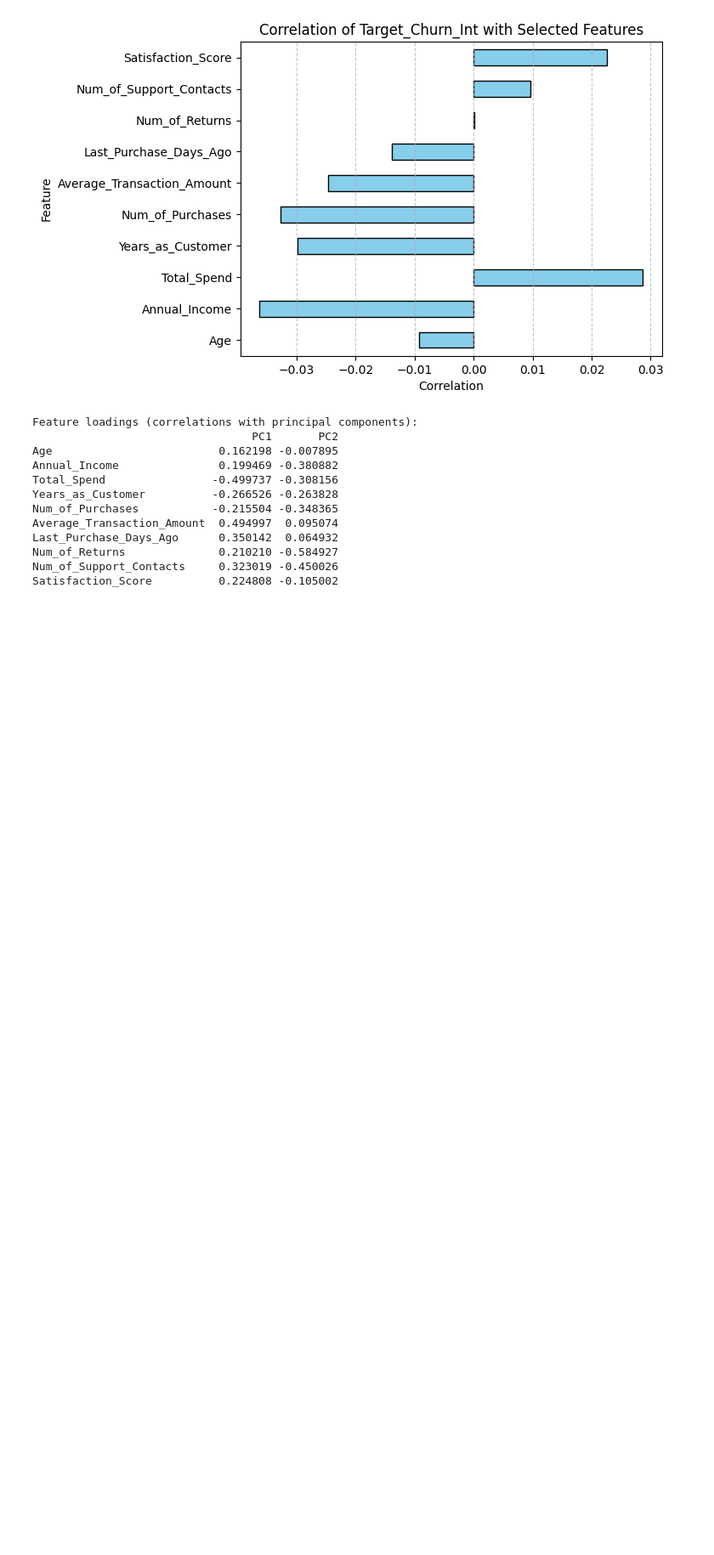
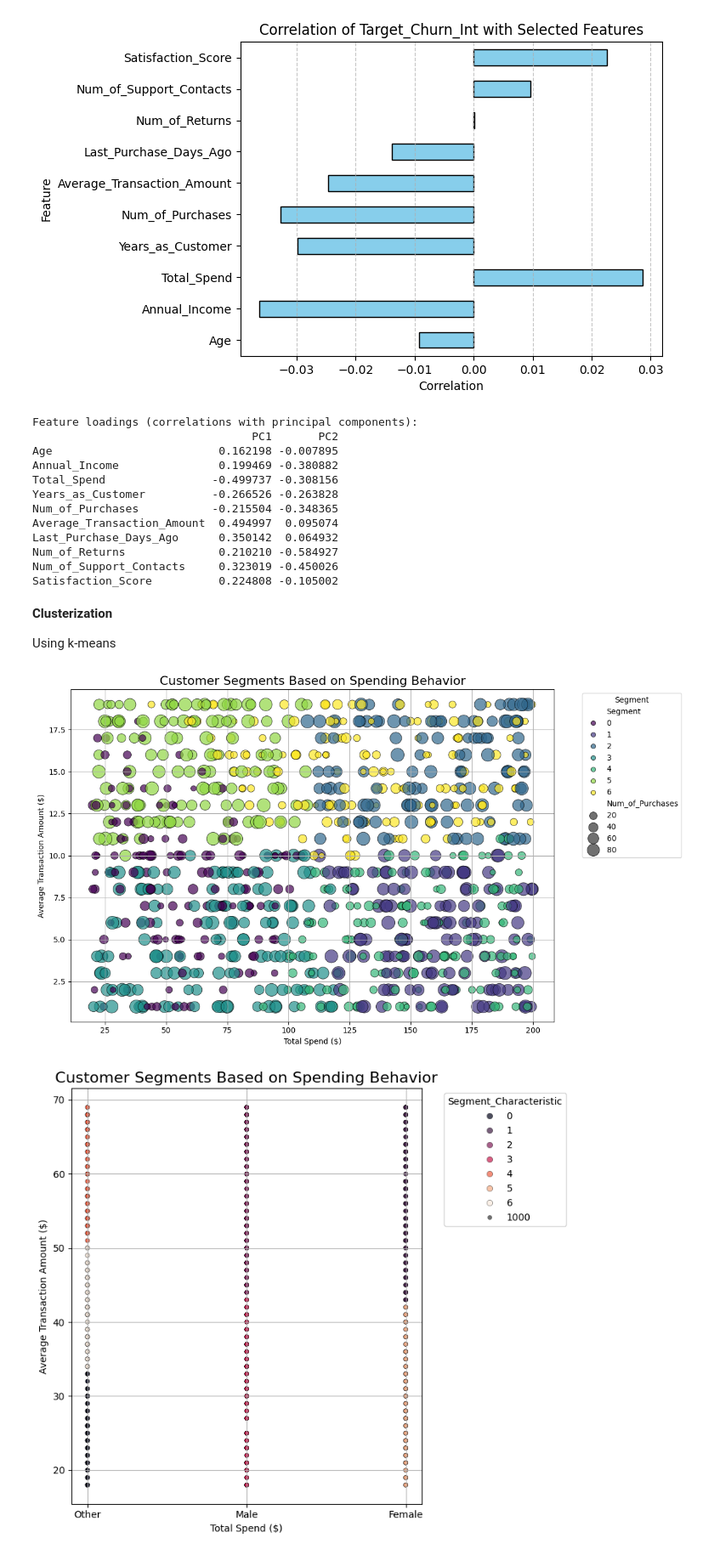
Before and after one commit to mehalyna/nlp-fuzzy, a Jupyter notebook: src/churn-retail.ipynb, the cells around one changed output. Shown: that part at 85% size. Saved outputs shown, nothing was run; the diff lists cells and outputs as text; code cells hidden in the pictures; blank space fills up the shorter version.

```diff
--- a/src/churn-retail.ipynb
+++ b/src/churn-retail.ipynb
@@ -216,3 +216,83 @@ Last_Purchase_Days_Ago      0.350142  0.064932
 Num_of_Returns              0.210210 -0.584927
 Num_of_Support_Contacts     0.323019 -0.450026
 Satisfaction_Score          0.224808 -0.105002
+# %% [markdown]
+**Clusterization**
+
+Using k-means
+# %%
+from sklearn.preprocessing import StandardScaler
+from sklearn.cluster import KMeans
+
+df['Gender_Code'] = pd.Categorical(df['Gender']).codes
+
+behavioral_features = ['Total_Spend', 'Average_Transaction_Amount', 'Num_of_Purchases']
+clusterization_features = ['Annual_Income', 'Years_as_Customer', 'Num_of_Purchases']
+characteristic_features = ['Gender_Code', 'Age']
+
+
+scaler = StandardScaler()
+scaled_features = scaler.fit_transform(df[clusterization_features])
+
+kmeans = KMeans(n_clusters=7, random_state=42)
+df['Segment'] = kmeans.fit_predict(scaled_features)
+
+import matplotlib.pyplot as plt
+import seaborn as sns
+
+plt.figure(figsize=(12, 7))
+sns.scatterplot(
+    data=df,
+    x='Annual_Income',
+    y='Years_as_Customer',
+    size='Num_of_Purchases',
+    sizes=(50, 300),
+    hue='Segment',
+    palette='viridis',
+    alpha=0.7,
+    edgecolor='black'
+)
+
+# Enhancing the plot aesthetics
+plt.title('Customer Segments Based on Spending Behavior', fontsize=16)
+plt.xlabel('Total Spend ($)')
+plt.ylabel('Average Transaction Amount ($)')
+plt.legend(title='Segment', bbox_to_anchor=(1.05, 1), loc='upper left')
+plt.grid(True)
+plt.tight_layout()
+plt.show()
+
+
+# Cluster Age + Gender
+scaler = StandardScaler()
+scaled_features = scaler.fit_transform(df[characteristic_features])
+
+kmeans = KMeans(n_clusters=7, random_state=42)
+df['Segment_Characteristic'] = kmeans.fit_predict(scaled_features)
+
+import matplotlib.pyplot as plt
+import seaborn as sns
+
+plt.figure(figsize=(8, 7))
+sns.scatterplot(
+    data=df,
+    x='Gender',
+    y='Age',
+    size=1000,
+    hue='Segment_Characteristic',
+    palette='rocket',
+    alpha=0.7,
+    edgecolor='black'
+)
+
+# Enhancing the plot aesthetics
+plt.title('Customer Segments Based on Spending Behavior', fontsize=16)
+plt.xlabel('Total Spend ($)')
+plt.ylabel('Average Transaction Amount ($)')
+plt.legend(title='Segment_Characteristic', bbox_to_anchor=(1.05, 1), loc='upper left')
+plt.grid(True)
+plt.tight_layout()
+plt.show()
+# %% [output]
+[figure, added]
+[figure, added]
```
Also changed, not shown: parts of 3 cells of this notebook, 1 other file.
